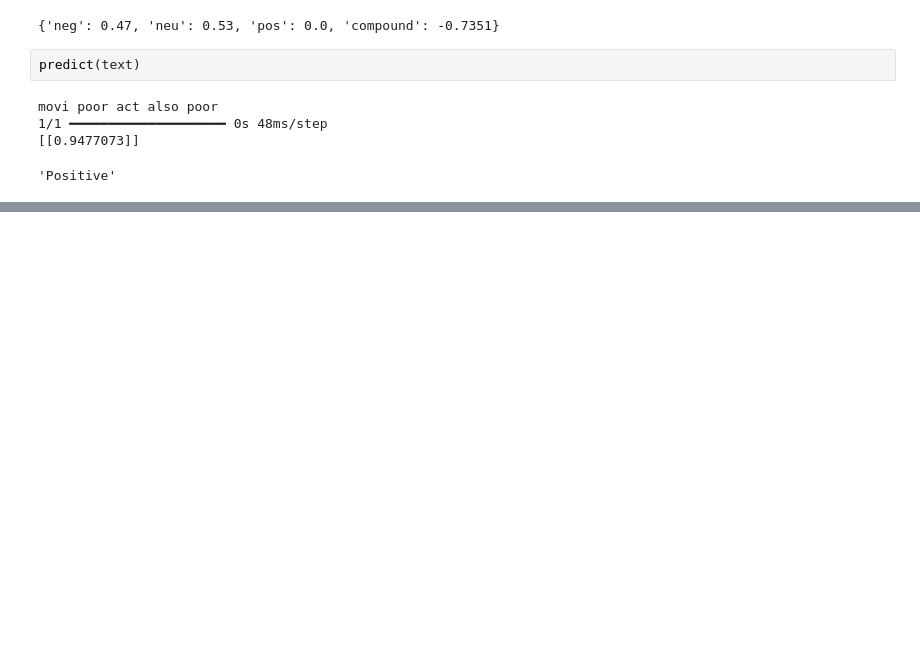
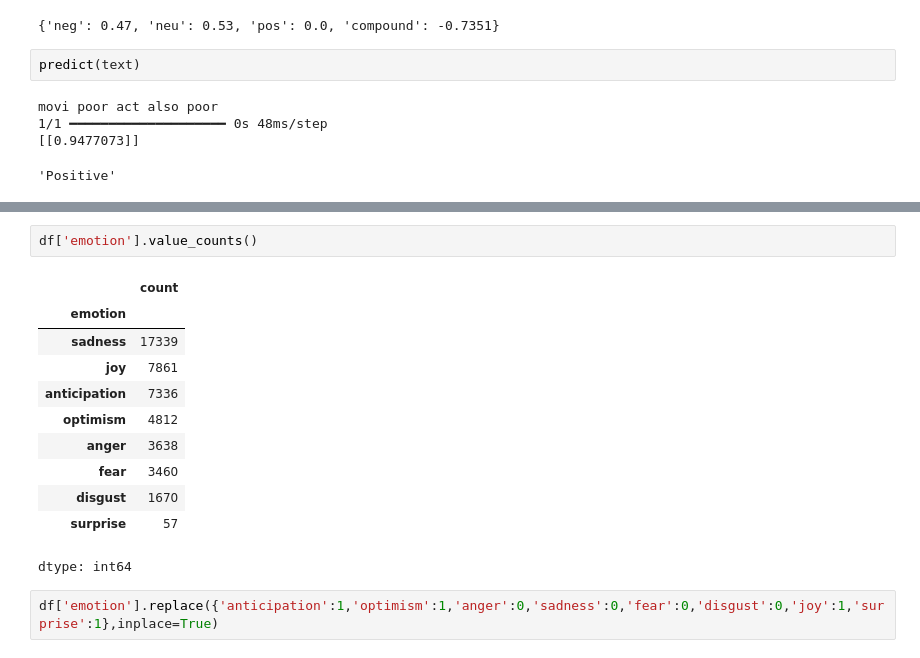
Before and after one commit to Himanshu0518/NLP, a Jupyter notebook: sentiment_analysis_on_IMDB_reviews.ipynb, the cells around one changed output, grey strips where cells are left out. Drawn from its saved outputs; the diff is of its cells as text; blank space fills up the shorter version.

```diff
--- a/sentiment_analysis_on_IMDB_reviews.ipynb
+++ b/sentiment_analysis_on_IMDB_reviews.ipynb
@@ -748,0 +762,16 @@ movi poor act also poor
+# %%
+df['emotion'].value_counts()
+# %% [output]
+|  | count |
+| emotion |  |
+| sadness | 17339 |
+| joy | 7861 |
+| anticipation | 7336 |
+| optimism | 4812 |
+| anger | 3638 |
+| fear | 3460 |
+| disgust | 1670 |
+| surprise | 57 |
+dtype: int64
+# %%
+df['emotion'].replace({'anticipation':1,'optimism':1,'anger':0,'sadness':0,'fear':0,'disgust':0,'joy':1,'surprise':1},inplace=True)
```
Also changed, not shown: parts of 24 cells of this notebook.
